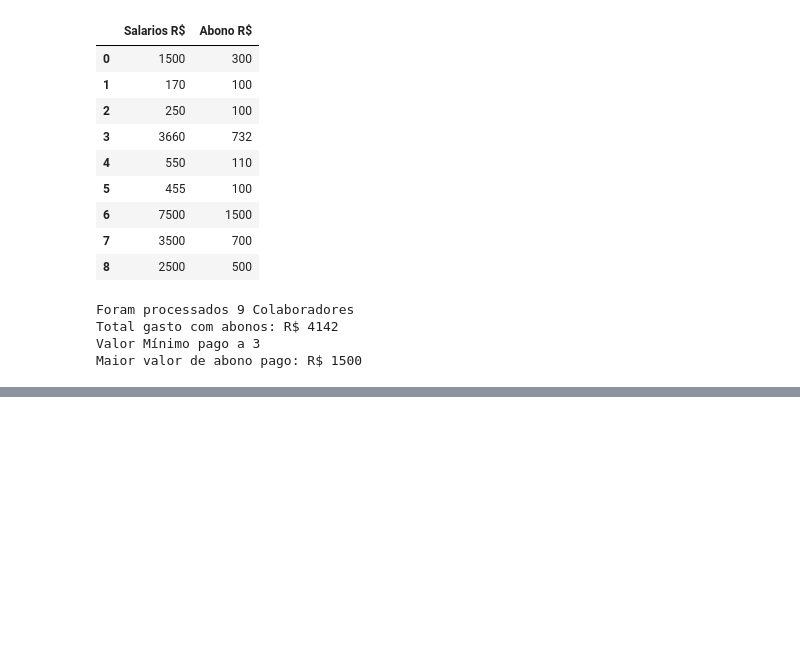
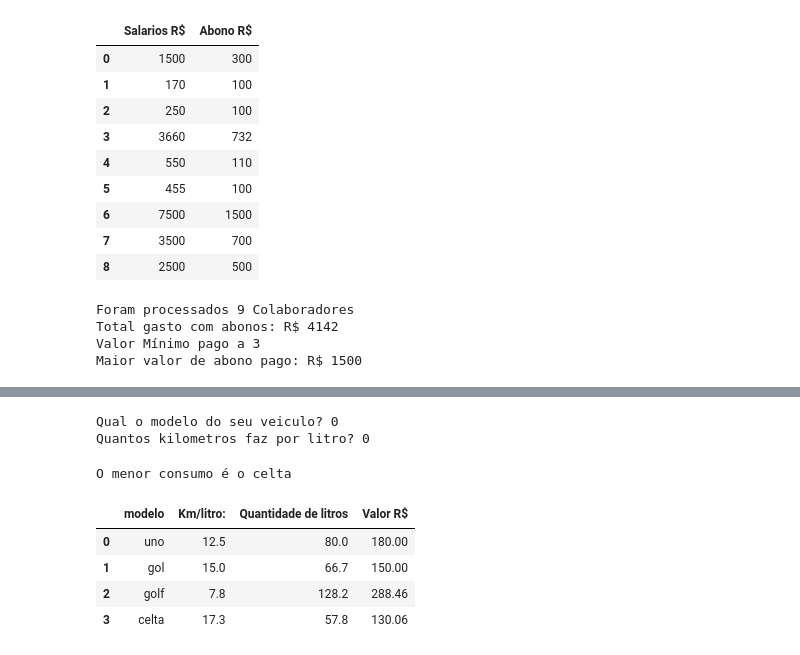
Before and after one commit to zThanael/Exercicios-Python, a Jupyter notebook: Listas - parte 2.ipynb, the cells around one changed output, grey strips where cells are left out. Cells and saved outputs as stored; diff of their text form; code cells hidden in the pictures; blank space fills up the shorter version.

```diff
--- a/Listas - parte 2.ipynb
+++ b/Listas - parte 2.ipynb
@@ -252,0 +285,48 @@ Maior valor de abono pago: R$ 1500
+# %%
+#Captação dos Valores
+veiculos = {'nome':[],'km_litro':[]}
+while True:
+    try:
+        nome = input('Qual o modelo do seu veiculo? ')
+        km_litro = float(input('Quantos kilometros faz por litro? '))
+        if nome == 0 or km_litro == 0:
+            break
+        veiculos['nome'].append(nome)
+        veiculos['km_litro'].append(km_litro)
+    except:
+        print('Valores Inválidos')
+        break
+    clear_output(wait=True)
+# %% [output]
+Qual o modelo do seu veiculo? 0
+Quantos kilometros faz por litro? 0
+# %%
+# Criação dos criterios
+qtd_litro = []
+valor_total = []
+gasolina = 2.25
+km = 1000
+for km_litro in veiculos['km_litro']:
+    litros = km / km_litro
+    reais = litros*gasolina
+    qtd_litro.append(litros)
+    valor_total.append(reais)
+qtd_litro = list(map((lambda litros: round(litros,1) ),qtd_litro))
+valor_total = list(map((lambda real: round(real,2) ),valor_total))
+# %%
+resultado = {'modelo':veiculos['nome'],
+             'Km/litro:':veiculos['km_litro'],
+             'Quantidade de litros':qtd_litro,
+             "Valor R$":valor_total}
+df_21 = pd.DataFrame(data=resultado)
+# %%
+menor_valor = valor_total.index(min(valor_total))
+print(f'O menor consumo é o {veiculos["nome"][menor_valor]}')
+df_21
+# %% [output]
+O menor consumo é o celta
+|  | modelo | Km/litro: | Quantidade de litros | Valor R$ |
+| 0 | uno | 12.5 | 80.0 | 180.00 |
+| 1 | gol | 15.0 | 66.7 | 150.00 |
+| 2 | golf | 7.8 | 128.2 | 288.46 |
+| 3 | celta | 17.3 | 57.8 | 130.06 |
```
Also changed, not shown: parts of 17 cells of this notebook.
